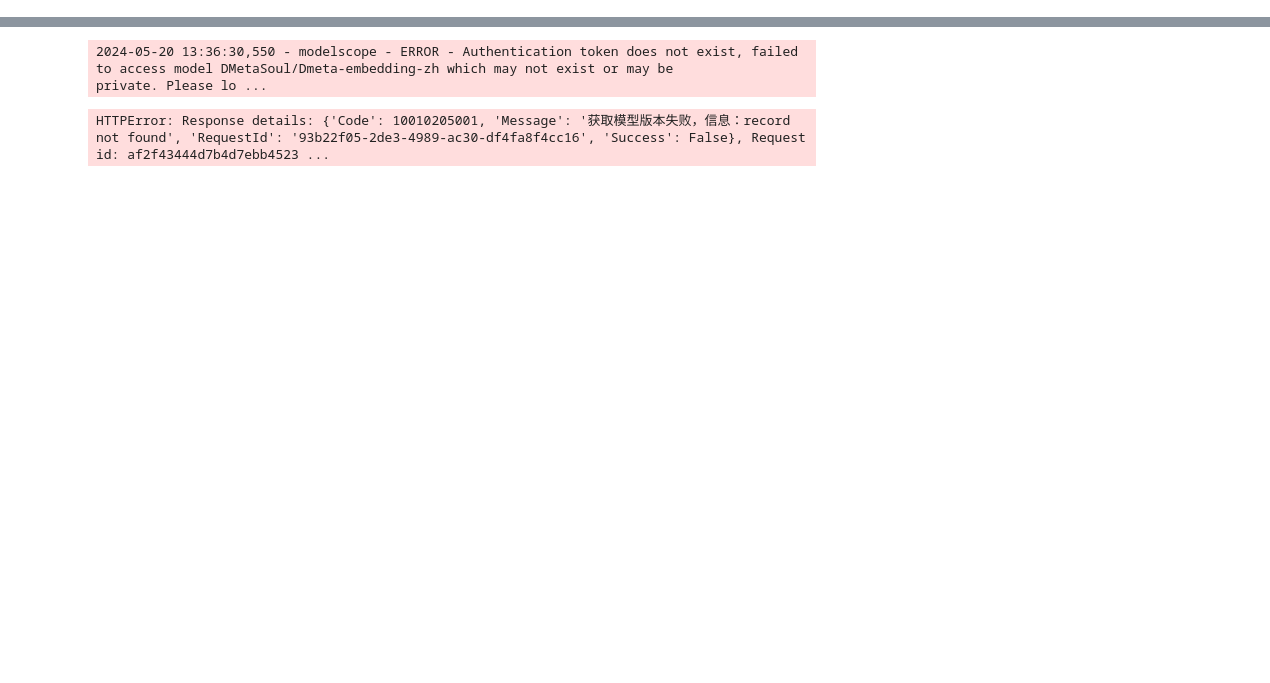
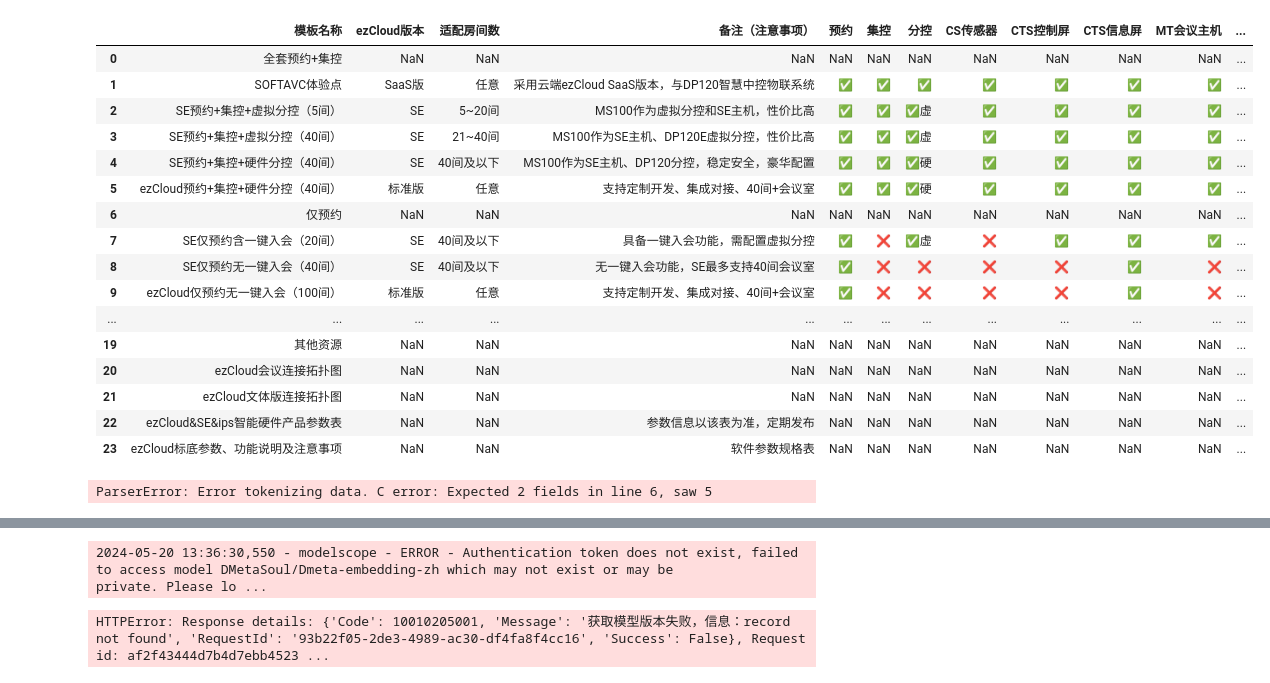
Before and after one commit to chengzi0103/experiment_project, a Jupyter notebook: experiment_project/audio/langchain_example.ipynb, the cells around one changed output, grey strips where cells are left out. Drawn from its saved outputs; the diff is of its cells as text; code cells hidden in the pictures; blank space fills up the shorter version.

```diff
--- a/experiment_project/audio/langchain_example.ipynb
+++ b/experiment_project/audio/langchain_example.ipynb
@@ -25,0 +72,32 @@ df
+# %%
+plan_sheets = ['模板说明']
+df = pd.read_excel('/mnt/d/project/zzbc/experiment_project/experiment_project/audio/data/audio/excloud/ezCloud.xlsx',sheet_name=plan_sheets[0])
+df
+# %% [output]
+|  | 模板名称 | ezCloud版本 | 适配房间数 | 备注（注意事项） | 预约 | 集控 | 分控 | CS传感器 | CTS控制屏 | CTS信息屏 | MT会议主机 | ... |
+| 0 | 全套预约+集控 | NaN | NaN | NaN | NaN | NaN | NaN | NaN | NaN | NaN | NaN | ... |
+| 1 | SOFTAVC体验点 | SaaS版 | 任意 | 采用云端ezCloud SaaS版本，与DP120智慧中控物联系统 | ✅ | ✅ | ✅ | ✅ | ✅ | ✅ | ✅ | ... |
+| 2 | SE预约+集控+虚拟分控（5间） | SE | 5~20间 | MS100作为虚拟分控和SE主机，性价比高 | ✅ | ✅ | ✅虚 | ✅ | ✅ | ✅ | ✅ | ... |
+| 3 | SE预约+集控+虚拟分控（40间） | SE | 21~40间 | MS100作为SE主机、DP120E虚拟分控，性价比高 | ✅ | ✅ | ✅虚 | ✅ | ✅ | ✅ | ✅ | ... |
+| 4 | SE预约+集控+硬件分控（40间） | SE | 40间及以下 | MS100作为SE主机、DP120分控，稳定安全，豪华配置 | ✅ | ✅ | ✅硬 | ✅ | ✅ | ✅ | ✅ | ... |
+| 5 | ezCloud预约+集控+硬件分控（40间） | 标准版 | 任意 | 支持定制开发、集成对接、40间+会议室 | ✅ | ✅ | ✅硬 | ✅ | ✅ | ✅ | ✅ | ... |
+| 6 | 仅预约 | NaN | NaN | NaN | NaN | NaN | NaN | NaN | NaN | NaN | NaN | ... |
+| 7 | SE仅预约含一键入会（20间） | SE | 40间及以下 | 具备一键入会功能，需配置虚拟分控 | ✅ | ❌ | ✅虚 | ❌ | ✅ | ✅ | ✅ | ... |
+| 8 | SE仅预约无一键入会（40间） | SE | 40间及以下 | 无一键入会功能，SE最多支持40间会议室 | ✅ | ❌ | ❌ | ❌ | ❌ | ✅ | ❌ | ... |
+| 9 | ezCloud仅预约无一键入会（100间） | 标准版 | 任意 | 支持定制开发、集成对接、40间+会议室 | ✅ | ❌ | ❌ | ❌ | ❌ | ✅ | ❌ | ... |
+| ... | ... | ... | ... | ... | ... | ... | ... | ... | ... | ... | ... | ... |
+| 19 | 其他资源 | NaN | NaN | NaN | NaN | NaN | NaN | NaN | NaN | NaN | NaN | ... |
+| 20 | ezCloud会议连接拓扑图 | NaN | NaN | NaN | NaN | NaN | NaN | NaN | NaN | NaN | NaN | ... |
+| 21 | ezCloud文体版连接拓扑图 | NaN | NaN | NaN | NaN | NaN | NaN | NaN | NaN | NaN | NaN | ... |
+| 22 | ezCloud&SE&ips智能硬件产品参数表 | NaN | NaN | 参数信息以该表为准，定期发布 | NaN | NaN | NaN | NaN | NaN | NaN | NaN | ... |
+| 23 | ezCloud标底参数、功能说明及注意事项 | NaN | NaN | 软件参数规格表 | NaN | NaN | NaN | NaN | NaN | NaN | NaN | ... |
+# %%
+import xlrd
+df = pd.read_csv('/mnt/d/project/zzbc/experiment_project/experiment_project/audio/data/zip/原始数据/解压后数据/product list 1.xlsx',encoding='ISO-8859-1')
+df
+# wb = xlrd.open_workbook('/mnt/d/project/zzbc/experiment_project/experiment_project/audio/data/zip/原始数据/解压后数据/product list 1.xlsx', encoding_override='gbk')
+#
+# df = pd.read_excel(wb)
+# df
+# %% [output]
+ParserError: Error tokenizing data. C error: Expected 2 fields in line 6, saw 5
```
Also changed, not shown: parts of 6 cells of this notebook, 20 other files.
